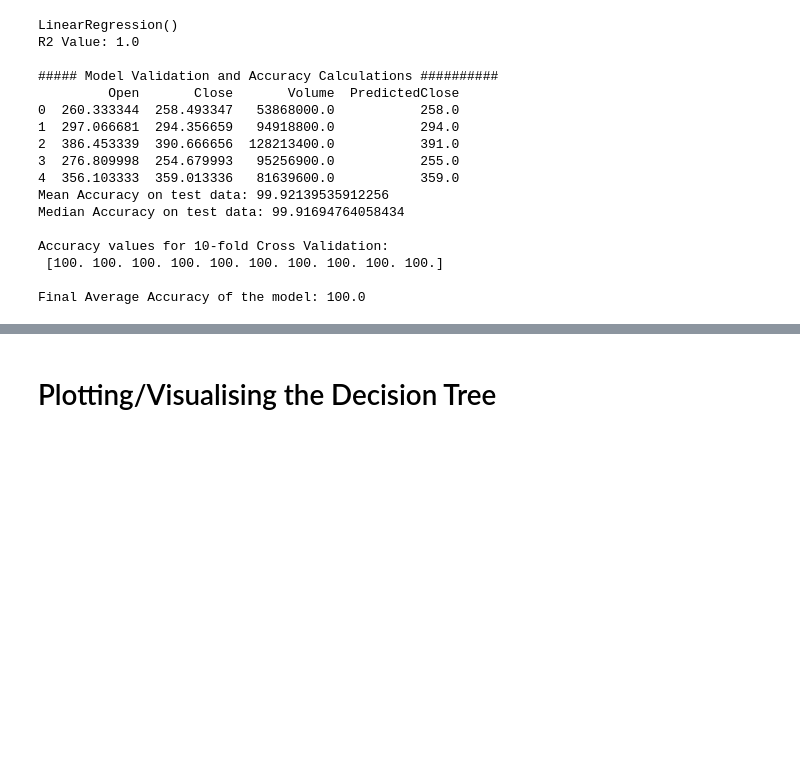
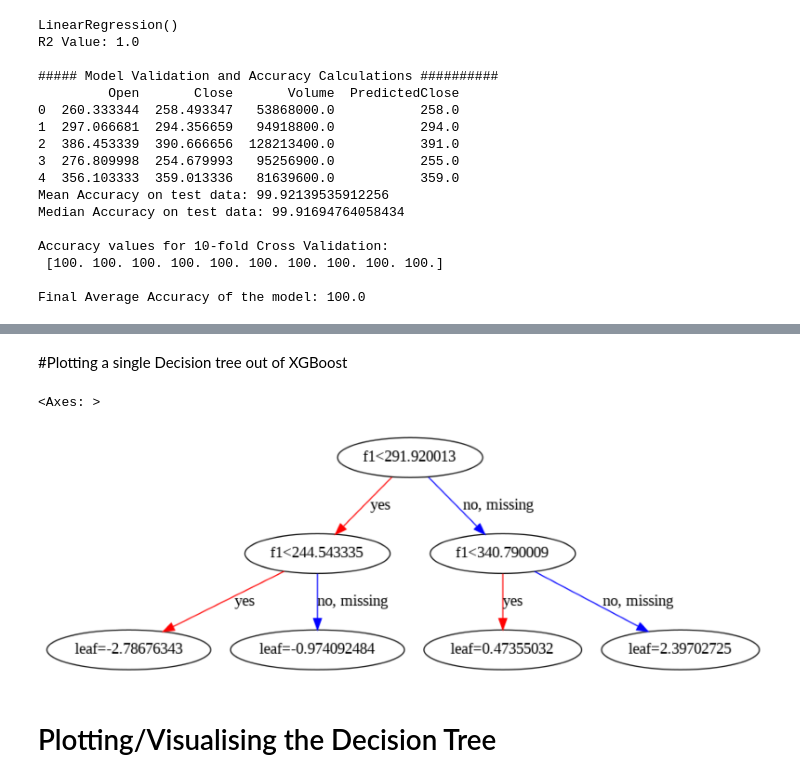
Before and after one commit to Junyoo0706/Machine-Learning-Project, a Jupyter notebook: ST1_Project.ipynb, the cells around one changed output, grey strips where cells are left out. Drawn from its saved outputs; the diff is of its cells as text; code cells hidden in the pictures; blank space fills up the shorter version.

```diff
--- a/ST1_Project.ipynb
+++ b/ST1_Project.ipynb
@@ -540,3 +745,14 @@ Final Average Accuracy of the model: 99.3
+# %% [markdown]
+#Plotting a single Decision tree out of XGBoost
+# %%
+#Plotting a single Decision tree out of XGBoost
+from xgboost import plot_tree
+import matplotlib.pyplot as plt
+fig, ax = plt.subplots(figsize=(20, 8))
+plot_tree(XGB, num_trees=10, ax=ax)
+# %% [output]
+<Axes: >
+[figure, added]
 # %% [markdown]
 # Plotting/Visualising the Decision Tree
 # %% [markdown]
```
Also changed, not shown: parts of 86 cells of this notebook.
